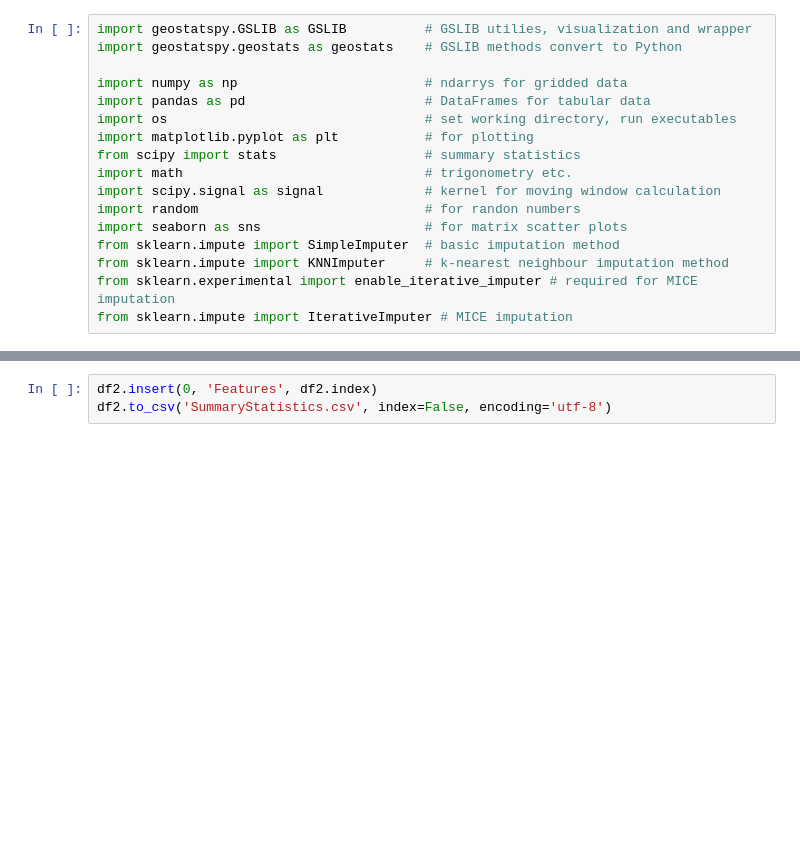
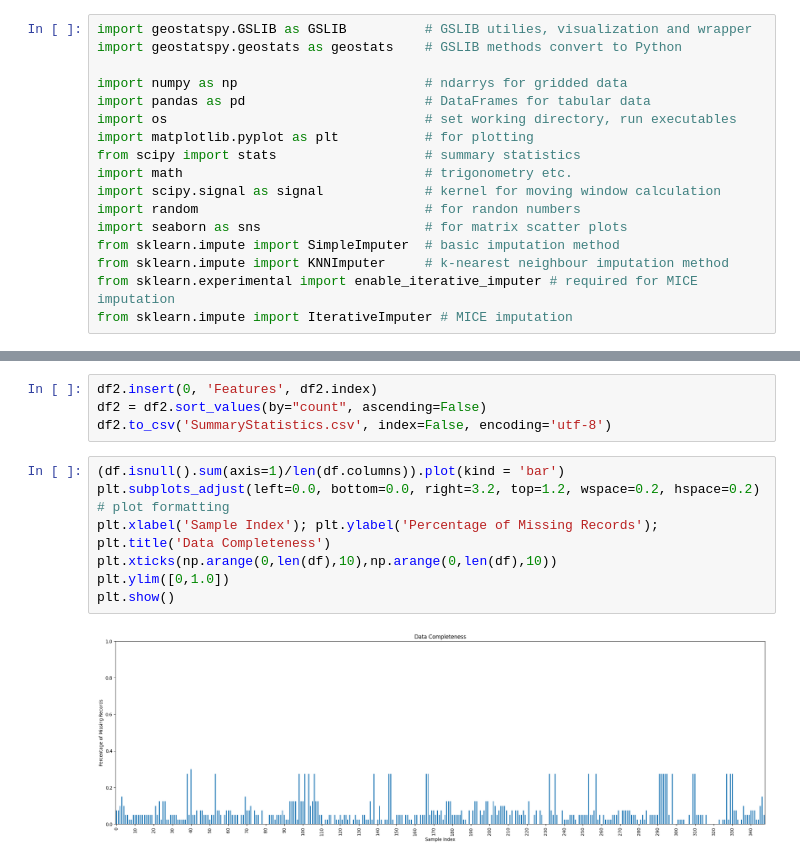
Before and after one commit to PGEHackathon/wildcats, a Jupyter notebook: Untitled.ipynb, the cells around one changed output, grey strips where cells are left out. Cells and saved outputs as stored; diff of their text form; blank space fills up the shorter version.

```diff
--- a/Untitled.ipynb
+++ b/Untitled.ipynb
@@ -70,3 +57,13 @@ plt.show()
 # %%
 df2.insert(0, 'Features', df2.index)
+df2 = df2.sort_values(by="count", ascending=False)
 df2.to_csv('SummaryStatistics.csv', index=False, encoding='utf-8')
+# %%
+(df.isnull().sum(axis=1)/len(df.columns)).plot(kind = 'bar')
+plt.subplots_adjust(left=0.0, bottom=0.0, right=3.2, top=1.2, wspace=0.2, hspace=0.2) # plot formatting
+plt.xlabel('Sample Index'); plt.ylabel('Percentage of Missing Records'); plt.title('Data Completeness')
+plt.xticks(np.arange(0,len(df),10),np.arange(0,len(df),10))
+plt.ylim([0,1.0])
+plt.show()
+# %% [output]
+[figure, added]
```
Also changed, not shown: parts of 9 cells of this notebook, 3 other files.
